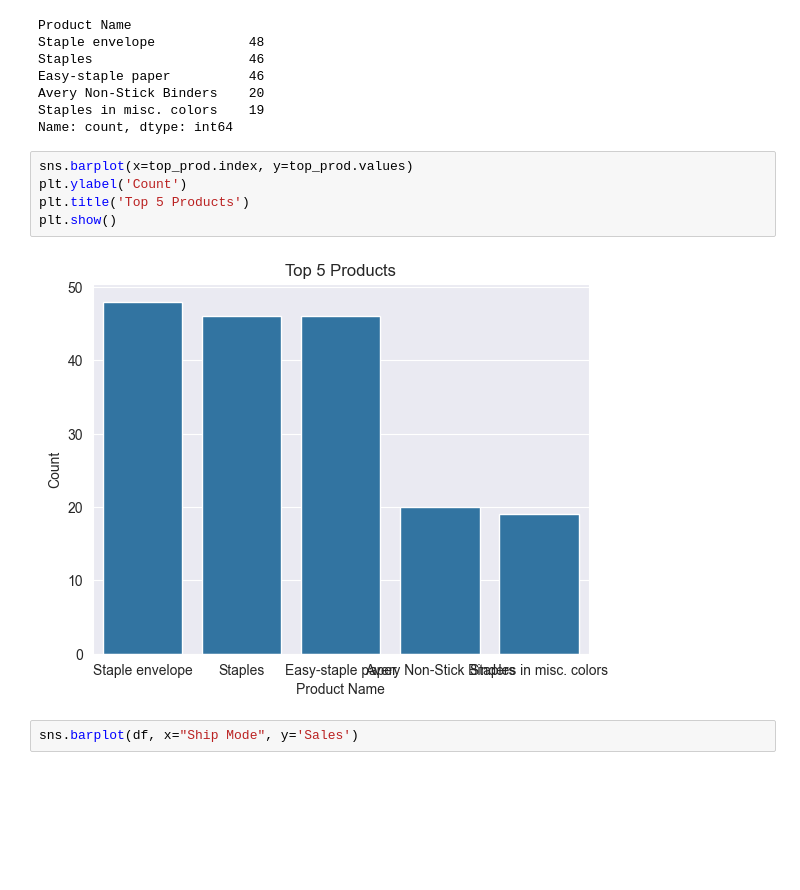
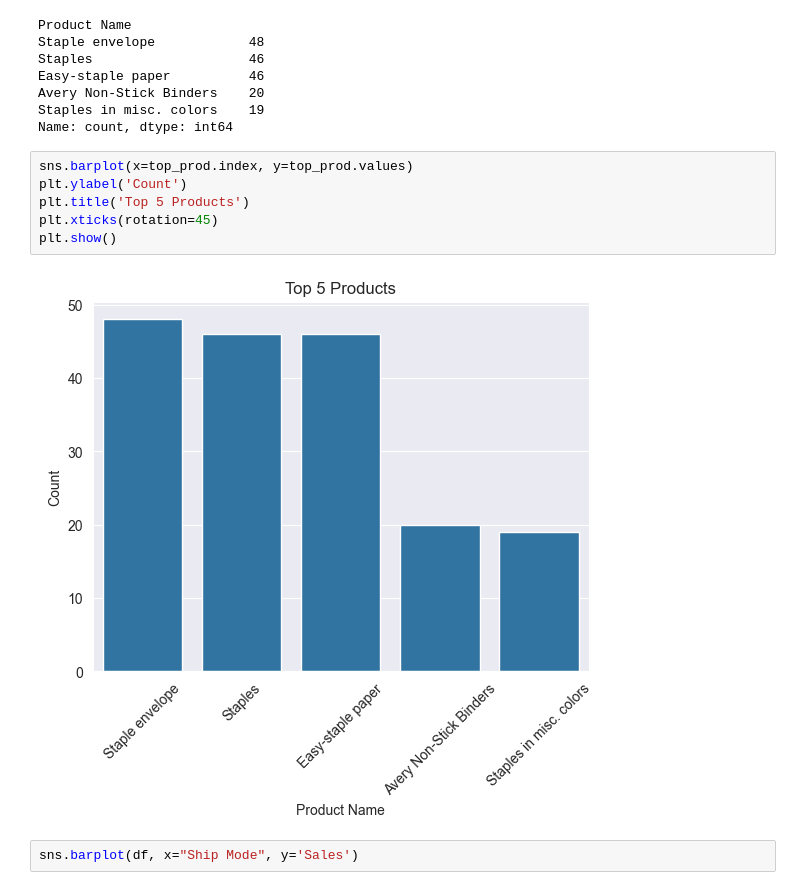
Before and after one commit to rvtovar/megastore, a Jupyter notebook: Plots.ipynb, the cells around one changed output. Cells and saved outputs as stored; diff of their text form; blank space fills up the shorter version.

```diff
--- a/Plots.ipynb
+++ b/Plots.ipynb
@@ -80,10 +80,11 @@ Name: count, dtype: int64
 # %%
 sns.barplot(x=top_prod.index, y=top_prod.values)
 plt.ylabel('Count')
 plt.title('Top 5 Products')
+plt.xticks(rotation=45)
 plt.show()
 # %% [output]
-[figure, old version]
+[figure, new version]
 # %%
 sns.barplot(df, x="Ship Mode", y='Sales')
 # %% [output]
```
Also changed, not shown: parts of 1 cell of this notebook.
